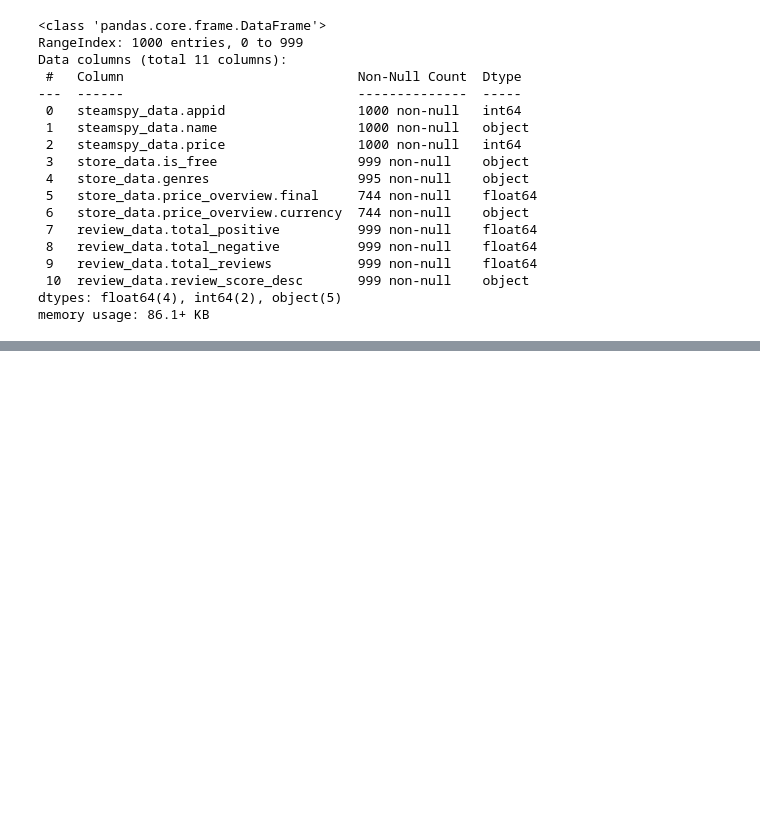
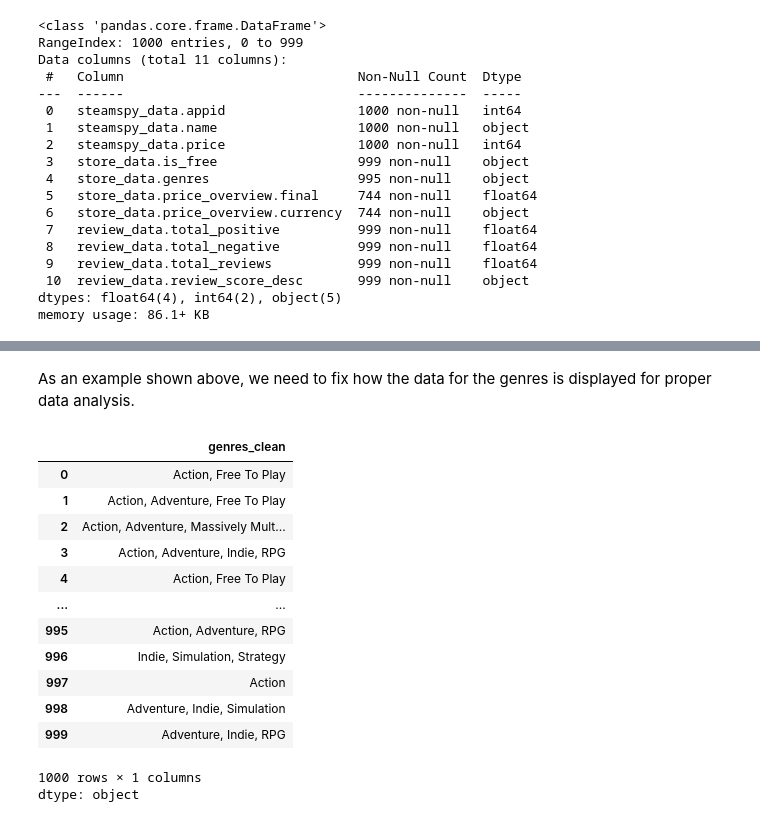
Before and after one commit to jxvoy23/csc366-steam-analysis, a Jupyter notebook: Steam_EDA.ipynb, the cells around one changed output, grey strips where cells are left out. Drawn from its saved outputs; the diff is of its cells as text; code cells hidden in the pictures; blank space fills up the shorter version.

```diff
--- a/Steam_EDA.ipynb
+++ b/Steam_EDA.ipynb
@@ -70,0 +129,33 @@ memory usage: 86.1+ KB
+# %% [markdown]
+As an example shown above, we need to fix how the data for the genres is displayed for proper data analysis.
+# %%
+#Transform genres into a readable format
+import ast
+
+def clean_genres(genre_string):
+    if pd.isna(genre_string):
+        return "Unknown"
+
+    try:
+        genres = ast.literal_eval(genre_string)
+        return ", ".join(genre["description"] for genre in genres)
+    except (ValueError, TypeError):
+        return "Unknown"
+
+df["genres_clean"] = df["store_data.genres"].apply(clean_genres)
+df["genres_clean"]
+# %% [output]
+|  | genres_clean |
+| 0 | Action, Free To Play |
+| 1 | Action, Adventure, Free To Play |
+| 2 | Action, Adventure, Massively Mult... |
+| 3 | Action, Adventure, Indie, RPG |
+| 4 | Action, Free To Play |
+| ... | ... |
+| 995 | Action, Adventure, RPG |
+| 996 | Indie, Simulation, Strategy |
+| 997 | Action |
+| 998 | Adventure, Indie, Simulation |
+| 999 | Adventure, Indie, RPG |
+1000 rows × 1 columns
+dtype: object
```
Also changed, not shown: parts of 6 cells of this notebook.
